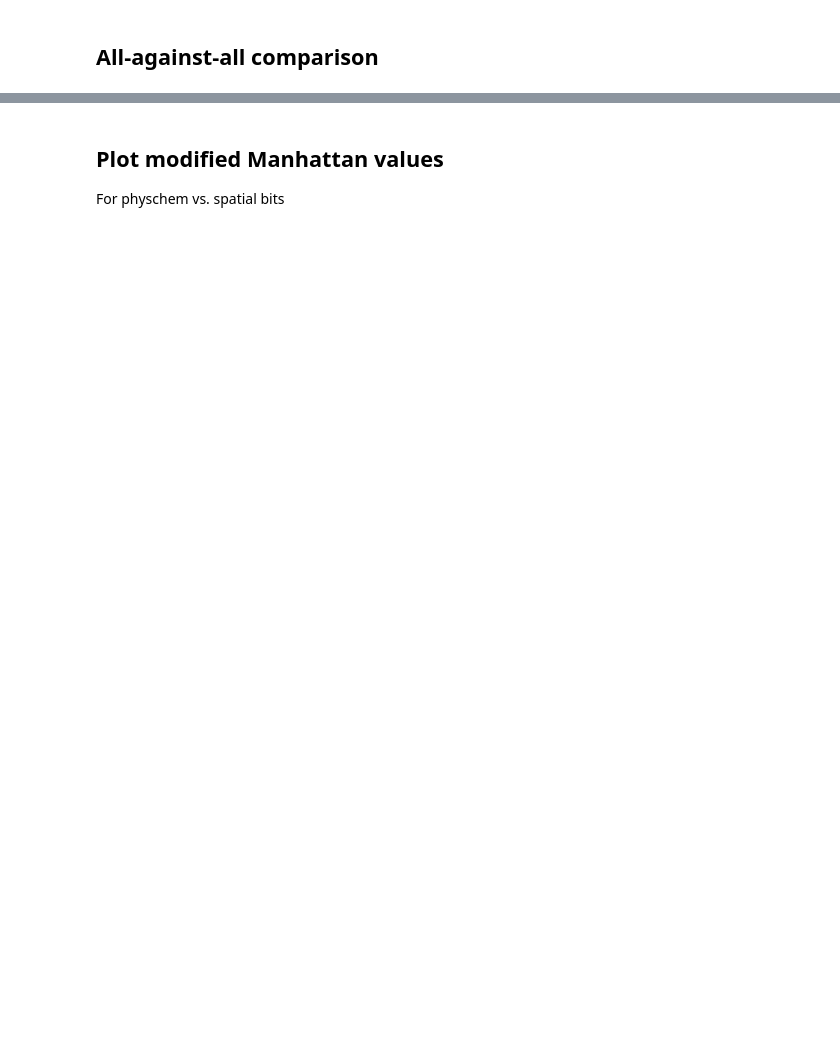
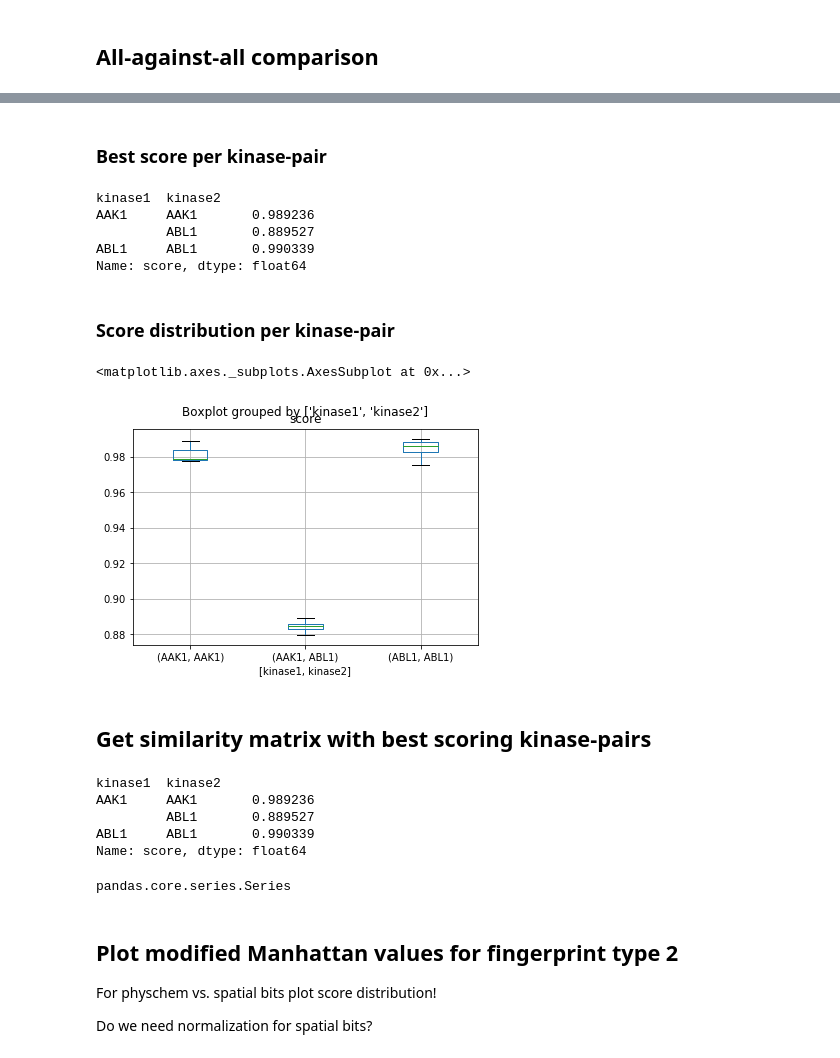
Before and after one commit to volkamerlab/kissim, a Jupyter notebook: scripts/dataset_fingerprints.ipynb, the cells around one changed output, grey strips where cells are left out. Drawn from its saved outputs; the diff is of its cells as text; code cells hidden in the pictures; blank space fills up the shorter version.

```diff
--- a/scripts/dataset_fingerprints.ipynb
+++ b/scripts/dataset_fingerprints.ipynb
@@ -144,2 +194,5 @@ len(fp1_norm)
 # %% [markdown]
 ## All-against-all comparison
+# %%
+path_to_similarities = PATH_TO_KINSIM / 'results' / 'similarity'
+(path_to_similarities / 'scores_allxall_fingerprint_type1.csv').exists()
@@ -145,0 +201,3 @@ len(fp1_norm)
+# %%
+aaa_type1 = pd.read_csv(path_to_similarities / 'scores_allxall_fingerprint_type1.csv', index_col=0)
+aaa_type1.head()
@@ -145,0 +223,2 @@ len(fp1_norm)
+# %%
+a = aaa_type1
@@ -145,0 +229,3 @@ len(fp1_norm)
+# %%
+a['kinase1'] = a['molecule1'].apply(lambda x: x[6:].split('_')[0])
+a['kinase2'] = a['molecule2'].apply(lambda x: x[6:].split('_')[0])
@@ -145,0 +241,22 @@ len(fp1_norm)
+# %% [markdown]
+### Best score per kinase-pair
+# %%
+a.groupby(by=['kinase1', 'kinase2'])['score'].max()
+# %% [output]
+kinase1  kinase2
+AAK1     AAK1       0.989236
+         ABL1       0.889527
+ABL1     ABL1       0.990339
+Name: score, dtype: float64
+# %% [markdown]
+### Score distribution per kinase-pair
+# %%
+a.boxplot(
+    column='score',
+    by=['kinase1', 'kinase2']
+)
+# %% [output]
+<matplotlib.axes._subplots.AxesSubplot at 0x...>
+[figure, added]
+# %% [markdown]
+## Get similarity matrix with best scoring kinase-pairs
@@ -146,3 +265,18 @@ len(fp1_norm)
+# %%
+b
+# %% [output]
+kinase1  kinase2
+AAK1     AAK1       0.989236
+         ABL1       0.889527
+ABL1     ABL1       0.990339
+Name: score, dtype: float64
+# %%
+type(b)
+# %% [output]
+pandas.core.series.Series
 # %% [markdown]
-## Plot modified Manhattan values
-For physchem vs. spatial bits
+## Plot modified Manhattan values for fingerprint type 2
+
+For physchem vs. spatial bits plot score distribution!
+
+Do we need normalization for spatial bits?
```
Also changed, not shown: parts of 41 cells of this notebook.
